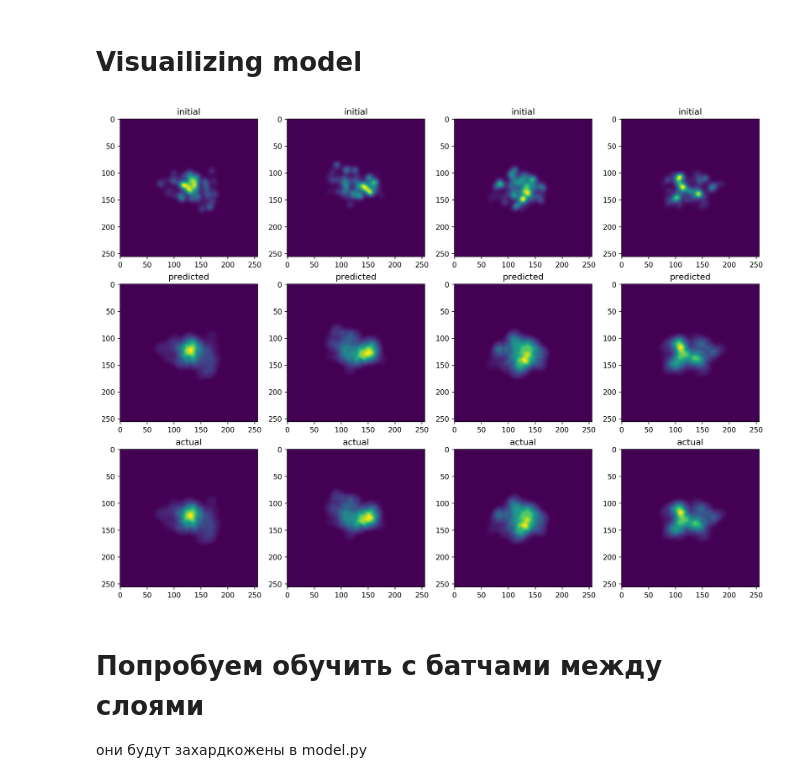
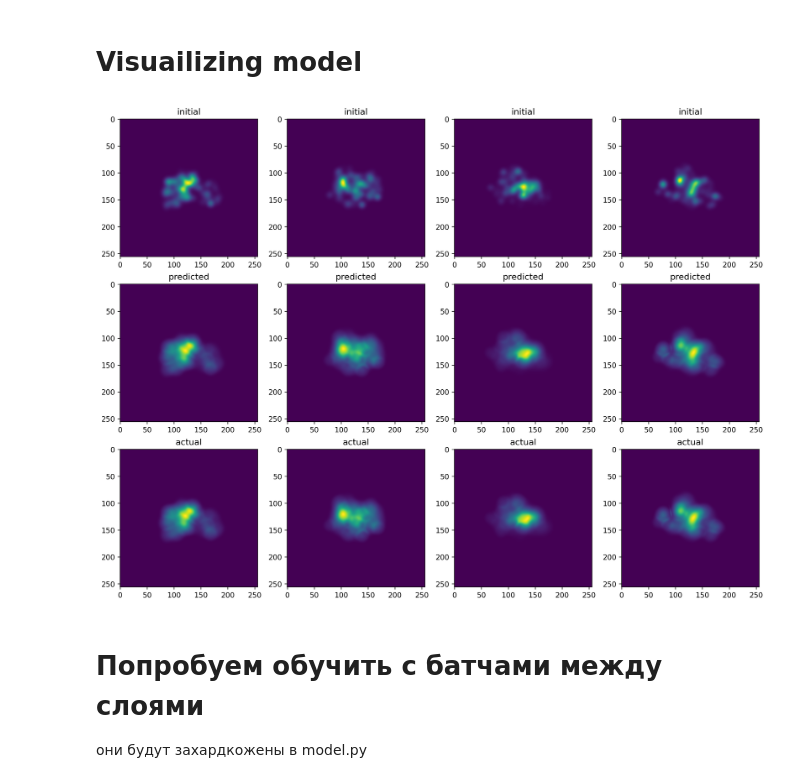
Before and after one commit to Nickkreker/CernProject, a Jupyter notebook: Untitled.ipynb, the cells around one changed output. Drawn from its saved outputs; the diff is of its cells as text; code cells hidden in the pictures.

```diff
--- a/Untitled.ipynb
+++ b/Untitled.ipynb
@@ -17,0 +16,12 @@ train_folder = '../data'
+# %%
+train_folder = 'D:/CernDataset'
+# %%
+t = []
+for idx in os.listdir(train_folder):
+    for jobresult in os.listdir(f'{train_folder}/{idx}'):
+                if os.path.exists(f'{train_folder}/{idx}/{jobresult}/printing_VISHNew/results/snapshot_Ed.dat'):
+                    t.append(os.path.getsize(f'{train_folder}/{idx}/{jobresult}/printing_VISHNew/results/snapshot_Ed.dat'))
+
+ttt = np.array(t)
+print(ttt[ttt // 1048576 > 3])
+print(len(ttt[ttt // 1048576 <= 9]))
@@ -23,7 +36,8 @@ class CernDataset(Dataset):
 
         for idx in os.listdir(folder):
             for jobresult in os.listdir(f'{folder}/{idx}'):
-                if os.path.exists(f'{folder}/{idx}/{jobresult}/printing_VISHNew/results/snapshot_Ed.dat'):
+                if (os.path.exists(f'{folder}/{idx}/{jobresult}/printing_VISHNew/results/snapshot_Ed.dat') and
+                        os.path.getsize(f'{folder}/{idx}/{jobresult}/printing_VISHNew/results/snapshot_Ed.dat') // 1048576 > 9):
                     self.paths.append(f'{idx}/{jobresult}')
 
     def __len__(self):
@@ -191,36 +206,36 @@ class SubsetSampler(Sampler):
         return len(self.indices)
 
 def visualize_model(model, dataset, title=None, count=5):
     model.eval()
 
     indices = list(range(count))
 
     sampler = SubsetSampler(indices)
     loader = torch.utils.data.DataLoader(dataset,
                                          sampler=sampler)
     fig = plt.figure(figsize=(16,12), dpi=250)
     fig.tight_layout()
     for counter, (x, y) in enumerate(loader):
         if counter > count:
             return
         x_gpu = x.to(device)
         prediction_gpu = model(x_gpu)
         prediction = prediction_gpu.cpu().detach()
         fig.add_subplot(3, count, counter + 1)
         plt.title("initial")
         plt.imshow(torch.squeeze(x))
         fig.add_subplot(3, count, counter + count + 1)
         plt.title("predicted")
         plt.imshow(torch.squeeze(prediction))
         fig.add_subplot(3, count, counter + 2 * count + 1)
         plt.title("actual")
         plt.imshow(torch.squeeze(y))
     plt.savefig('../plots/unet_adam_5ep.png')
 
-test_dataset = CernDataset('../test_data')
-visualize_model(model, test_dataset, count=4)
+
+visualize_model(model, dataset, count=4)
 # %% [output]
-[figure, old version]
+[figure, new version]
 # %% [markdown]
 # Попробуем обучить с батчами между слоями
 
```
Also changed, not shown: parts of 12 cells of this notebook, 2 other files.
